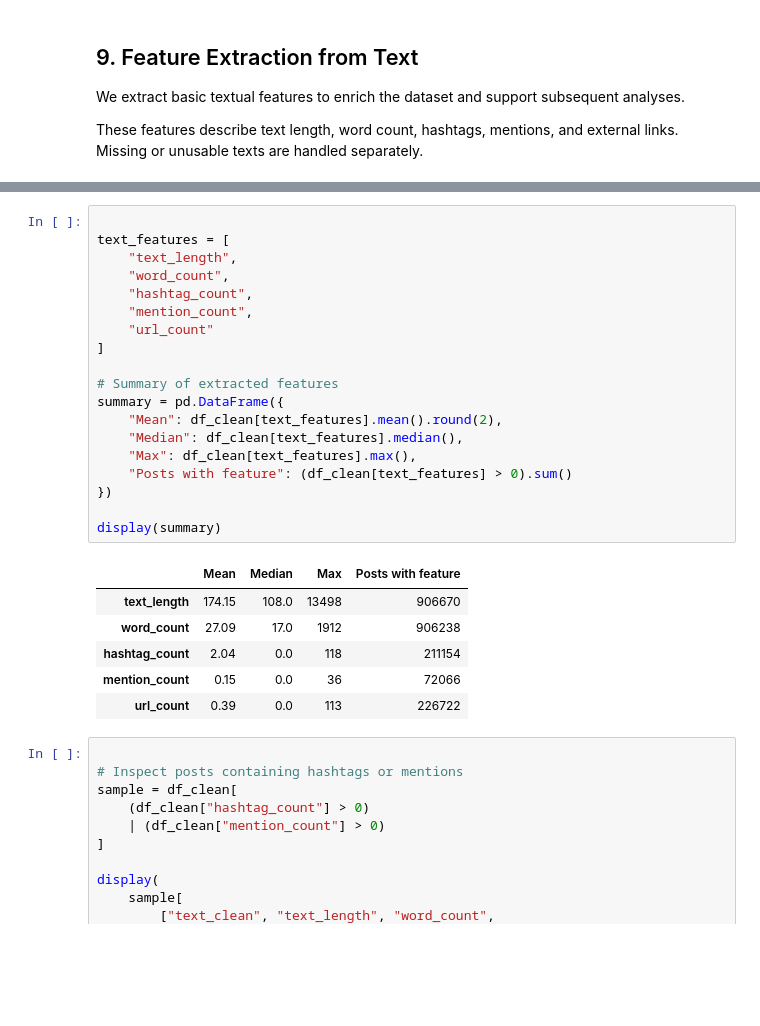
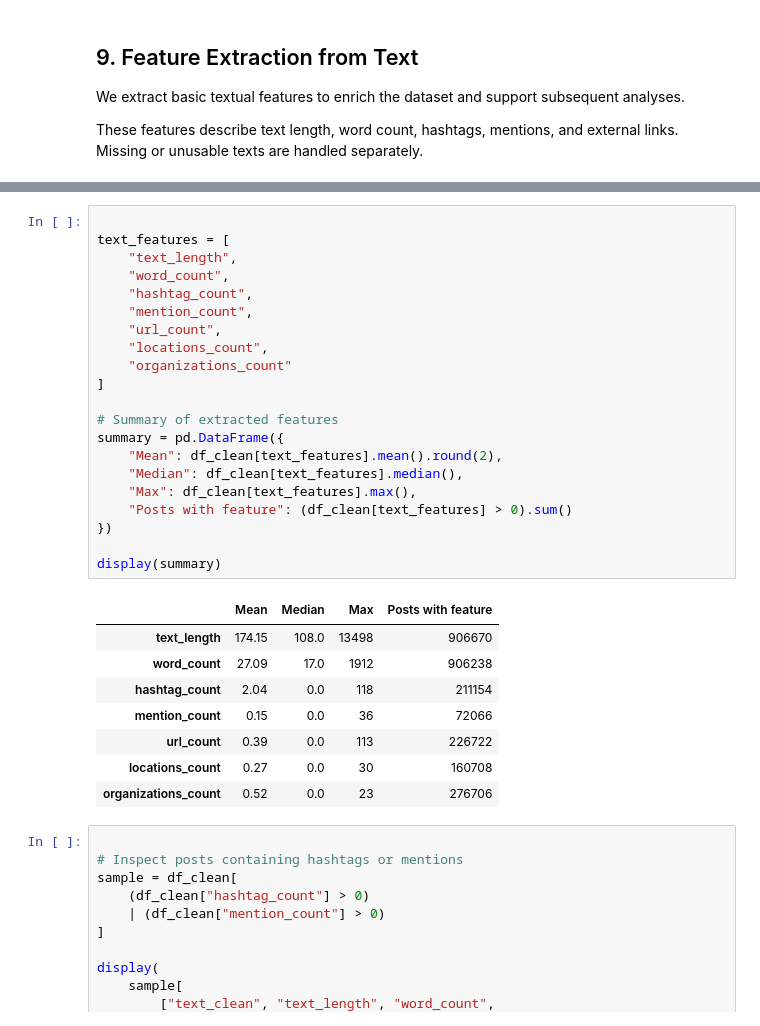
Before and after one commit to lorenzobuccolini03/Truth-Social-Analysis-and-Data-Warehousing---Decision-Support-Systems-, a Jupyter notebook: 01_assignment/truths_analysis.ipynb, the cells around one changed output, grey strips where cells are left out. Cells and saved outputs as stored; diff of their text form; blank space fills up the shorter version.

```diff
--- a/01_assignment/truths_analysis.ipynb
+++ b/01_assignment/truths_analysis.ipynb
@@ -2111,29 +2091,33 @@ display(df_clean[TEXT_FEATURE_COLUMNS].describe())
 # %%
 
 text_features = [
     "text_length",
     "word_count",
     "hashtag_count",
     "mention_count",
-    "url_count"
+    "url_count",
+    "locations_count",
+    "organizations_count"
 ]
 
 # Summary of extracted features
 summary = pd.DataFrame({
     "Mean": df_clean[text_features].mean().round(2),
     "Median": df_clean[text_features].median(),
     "Max": df_clean[text_features].max(),
     "Posts with feature": (df_clean[text_features] > 0).sum()
 })
 
 display(summary)
 # %% [output]
 |  | Mean | Median | Max | Posts with feature |
 | text_length | 174.15 | 108.0 | 13498 | 906670 |
 | word_count | 27.09 | 17.0 | 1912 | 906238 |
 | hashtag_count | 2.04 | 0.0 | 118 | 211154 |
 | mention_count | 0.15 | 0.0 | 36 | 72066 |
 | url_count | 0.39 | 0.0 | 113 | 226722 |
+| locations_count | 0.27 | 0.0 | 30 | 160708 |
+| organizations_count | 0.52 | 0.0 | 23 | 276706 |
 # %%
 
 # Inspect posts containing hashtags or mentions
```
Also changed, not shown: parts of 4 cells of this notebook, 2 other files.
